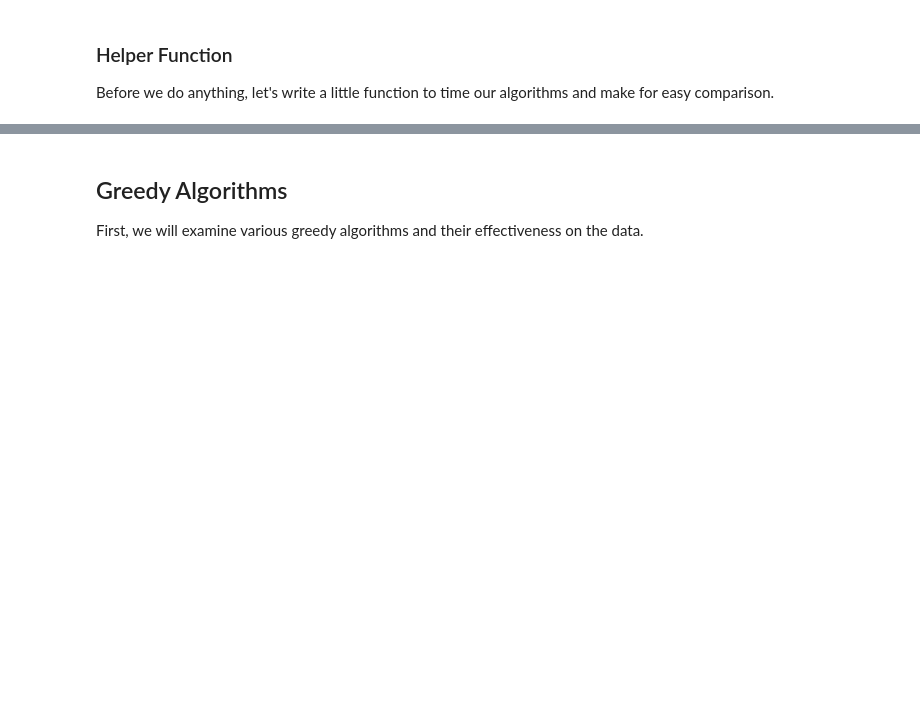
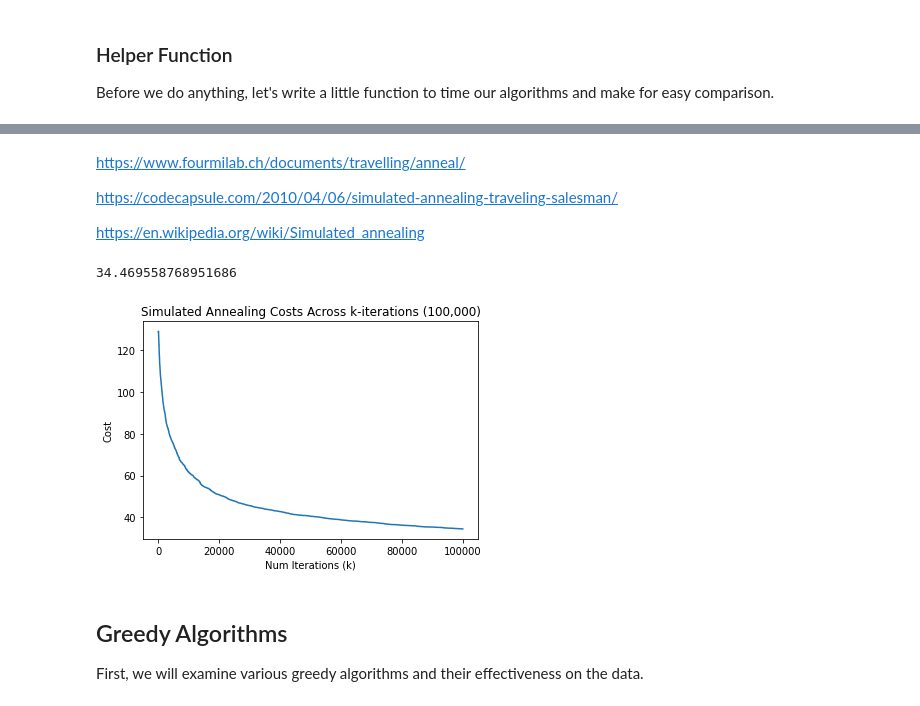
Before and after one commit to donallw/CitiBike-TSP, a Jupyter notebook: CitiBikeTSP.ipynb, the cells around one changed output, grey strips where cells are left out. Drawn from its saved outputs; the diff is of its cells as text; code cells hidden in the pictures; blank space fills up the shorter version.

```diff
--- a/CitiBikeTSP.ipynb
+++ b/CitiBikeTSP.ipynb
@@ -163,0 +171,2 @@ df['trip_cost'] = ((df['ended_at'] - df['started_at']) / np.timedelta64(1, 's'))
+# %%
+station_to_idx = {k : v for v, k in enumerate(df['start_station_id'].unique())}
@@ -164,7 +187,2 @@ df['trip_cost'] = ((df['ended_at'] - df['started_at']) / np.timedelta64(1, 's'))
 # %% [markdown]
 Next up is creating our actual cost data. What we want here is a DataFrame that contains average trip cost from each start station to each end station (when they are not the same), across all rides between those two stations. We can do this by pulling out only our relevant values - `start_station_id`, `end_station_id`, and `trip_cost`, and then dropping all the entries where the start station is equivalent to the end station. Then we group them by their `start_station_id` / `end_station_id` and take an average of the remaining columns - which is just `trip_cost`.
-# %%
-new_df = df[['start_station_id', 'end_station_id', 'trip_cost']]
-dropped = new_df.drop(new_df[new_df['start_station_id'] == new_df['end_station_id']].index)
-edge_costs = dropped.groupby(by=['start_station_id','end_station_id']).mean().reset_index()
-del dropped, new_df;
@@ -224,3 +273,51 @@ def compare_algorithms(fn_list, station_ids, distances, num_iters=5):
+# %% [markdown]
+https://www.fourmilab.ch/documents/travelling/anneal/
+
+https://codecapsule.com/2010/04/06/simulated-annealing-traveling-salesman/
+
+https://en.wikipedia.org/wiki/Simulated_annealing
+# %%
+def sim_annealing(edge_costs, k=1000):
+    cost_list = []
+    current_state = stations.copy()
+    np.random.shuffle(current_state)
+    size = len(current_state)-1
+    temperature = 1
+
+    for i in tqdm(range(k)):
+        swapped = np.random.randint(low=0, high=size, size=2)
+        while swapped[0] == swapped[1]:
+            swapped = np.random.randint(low=0, high=size, size=2)
+
+        current_cost, swapped_cost = check_state_cost(current_state, swapped)
+        cost_list.append(current_cost)
+
+        if (swapped_cost < current_cost):
+            keep_swap = 1
+        else:
+            keep_swap = math.exp(-(swapped_cost - current_cost) / temperature)
+
+        temperature *= 0.9
+
+        if (np.random.random() < keep_swap):
+            swap_1, swap_2 = swapped
+            current_state[swap_1], current_state[swap_2] = current_state[swap_2], current_state[swap_1]
+
+    return current_state, current_cost, cost_list
+# %%
+path, cost, cost_list = sim_annealing(edge_costs, k=int(1e5))
+# %%
+cost
+# %% [output]
+34.469558768951686
+# %%
+plt.plot(cost_list)
+plt.ylabel('Cost')
+plt.xlabel('Num Iterations (k)')
+plt.title('Simulated Annealing Costs Across k-iterations (100,000)')
+plt.show()
+# %% [output]
+[figure, added]
 # %% [markdown]
 ## Greedy Algorithms
 First, we will examine various greedy algorithms and their effectiveness on the data.
```
Also changed, not shown: parts of 27 cells of this notebook.
